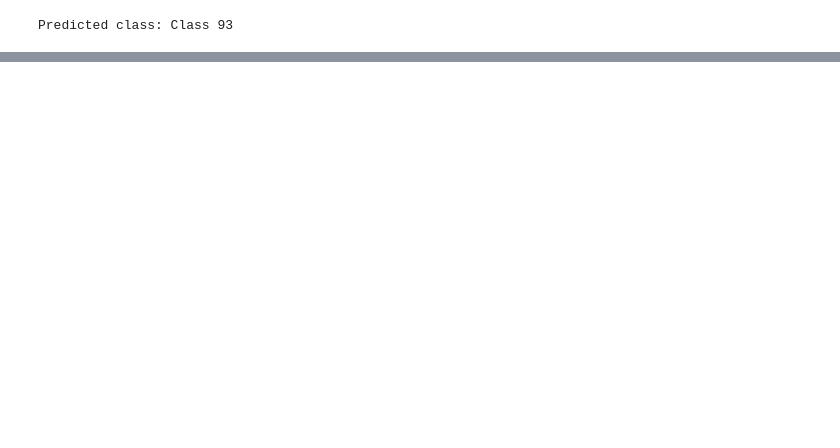
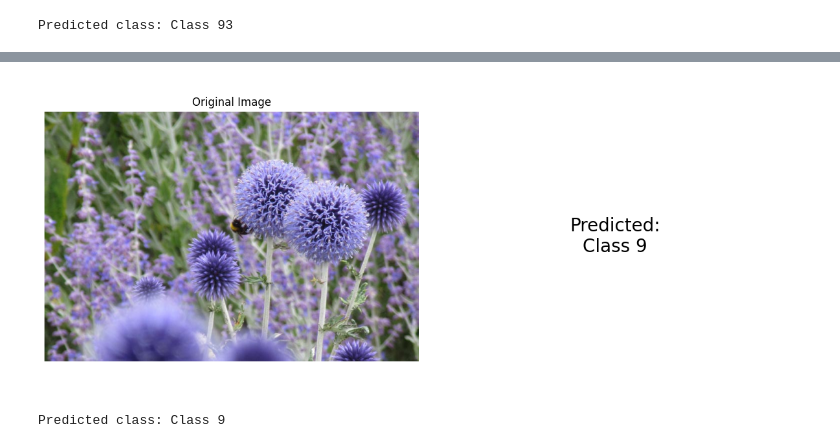
Before and after one commit to CruiseDevice/fellowshipai-challenge, a Jupyter notebook: cv_challenge.ipynb, the cells around one changed output, grey strips where cells are left out. Cells and saved outputs as stored; diff of their text form; code cells hidden in the pictures; blank space fills up the shorter version.

```diff
--- a/cv_challenge.ipynb
+++ b/cv_challenge.ipynb
@@ -209,0 +377,43 @@ Predicted class: Class 93
+# %%
+import matplotlib.pyplot as plt
+from PIL import Image
+
+def predict_and_display_image(model, image_path, class_names):
+    model.eval()
+    # Open and display original image
+    original_image = Image.open(image_path).convert('RGB')
+
+    # Prepare image for model
+    image = transform(original_image).unsqueeze(0).to(device)
+
+    with torch.no_grad():
+        output = model(image)
+        _, predicted = torch.max(output, 1)
+
+    predicted_class = class_names[predicted.item()]
+
+    # Create a figure with two subplots side by side
+    fig, (ax1, ax2) = plt.subplots(1, 2, figsize=(12, 5))
+
+    # Display original image
+    ax1.imshow(original_image)
+    ax1.set_title("Original Image")
+    ax1.axis('off')
+
+    # Display prediction
+    ax2.text(0.5, 0.5, f'Predicted:\n{predicted_class}',
+             horizontalalignment='center', verticalalignment='center', fontsize=20)
+    ax2.axis('off')
+
+    plt.tight_layout()
+    plt.show()
+
+    return predicted_class
+
+# Test on a new image
+new_image_path = 'globethistle2.webp'
+prediction = predict_and_display_image(model, new_image_path, class_names)
+print(f'Predicted class: {prediction}')
+# %% [output]
+[figure, added]
+Predicted class: Class 9
```
Also changed, not shown: parts of 14 cells of this notebook, 3 other files.
